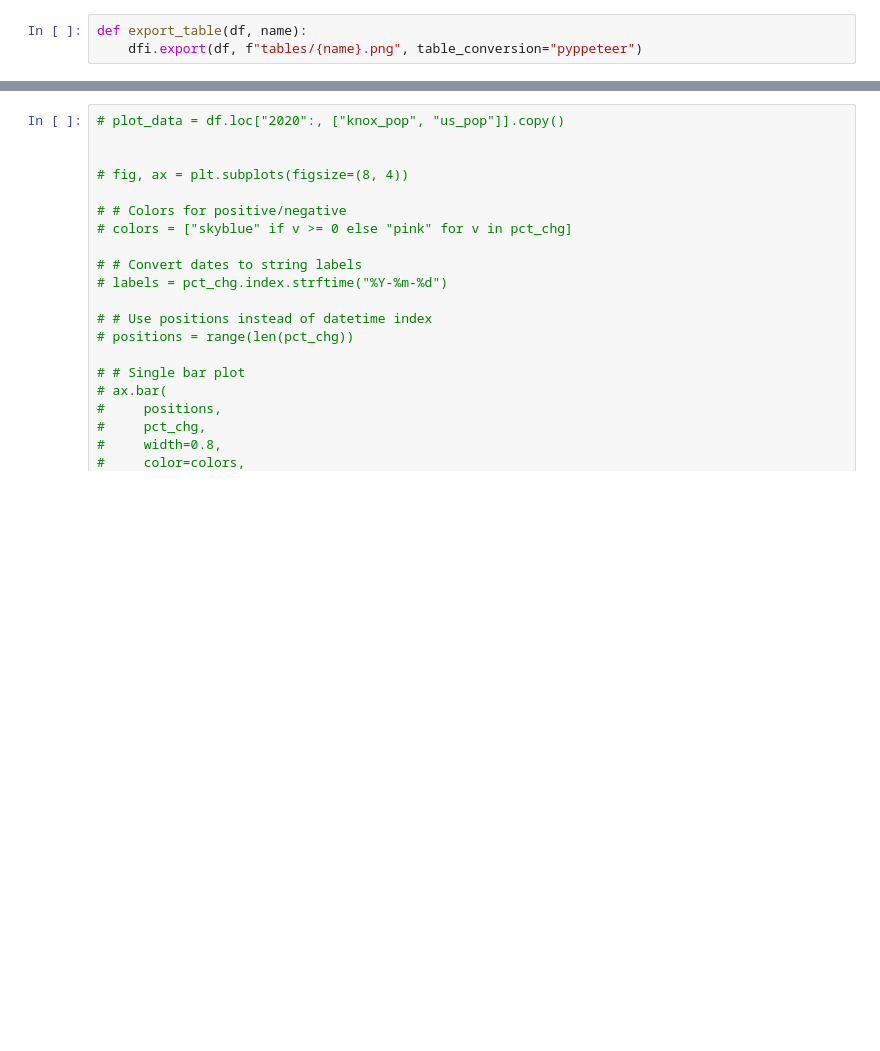
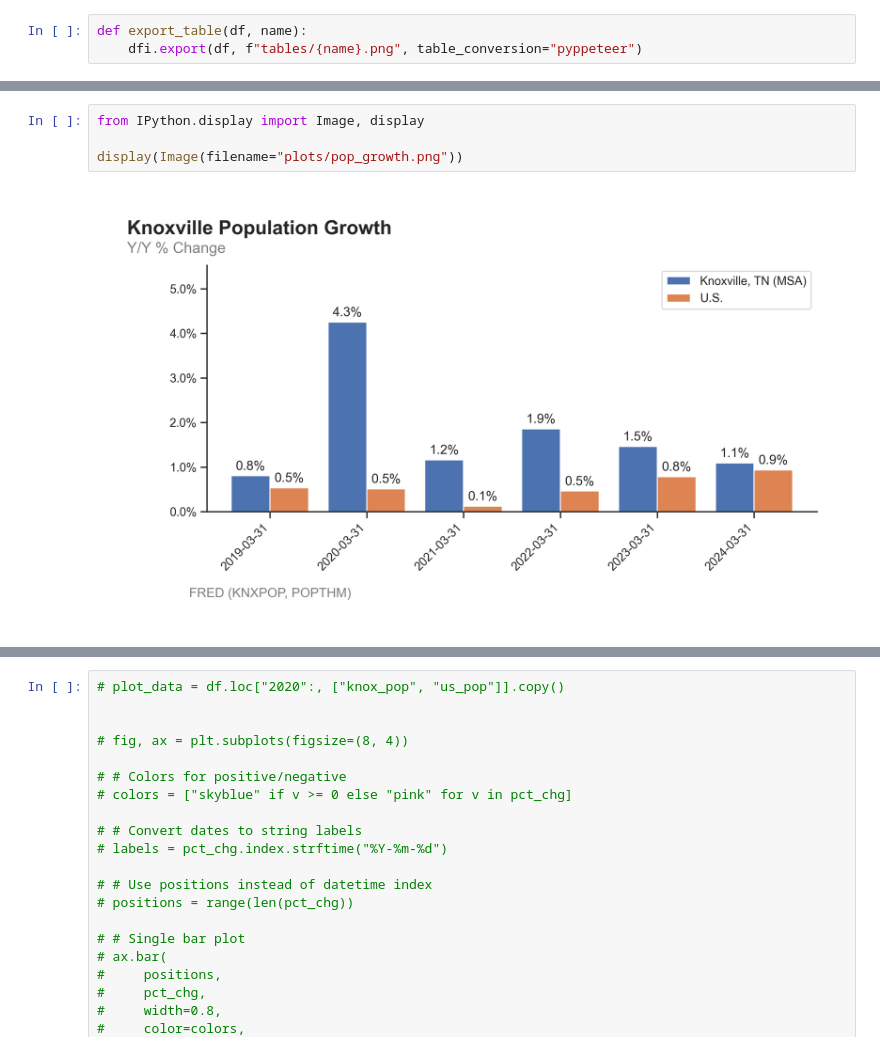
Before and after one commit to aaron-san/ancient-heights, a Jupyter notebook: index.ipynb, the cells around one changed output, grey strips where cells are left out. Drawn from its saved outputs; the diff is of its cells as text; blank space fills up the shorter version.

```diff
--- a/index.ipynb
+++ b/index.ipynb
@@ -609,0 +606,6 @@ The population of Knoxville, Tennessee grew at a higher rate than the national g
+# %%
+from IPython.display import Image, display
+
+display(Image(filename="plots/pop_growth.png"))
+# %% [output]
+[figure, added]
```
Also changed, not shown: parts of 27 cells of this notebook, 9 other files.
